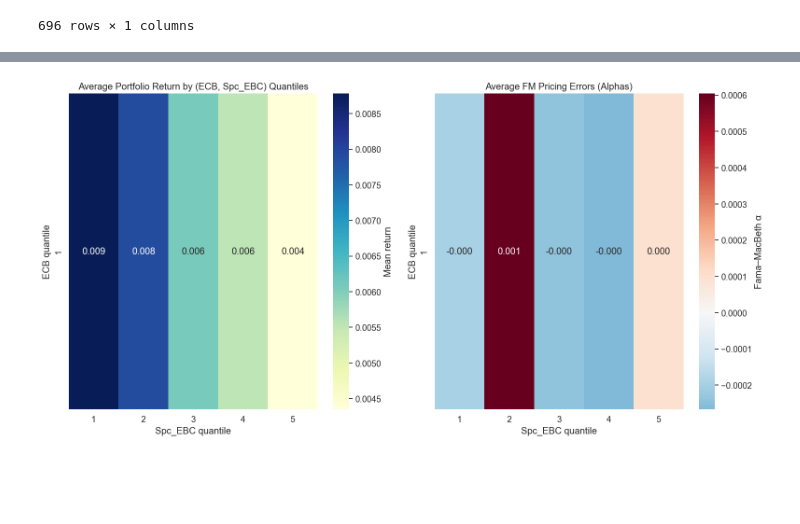
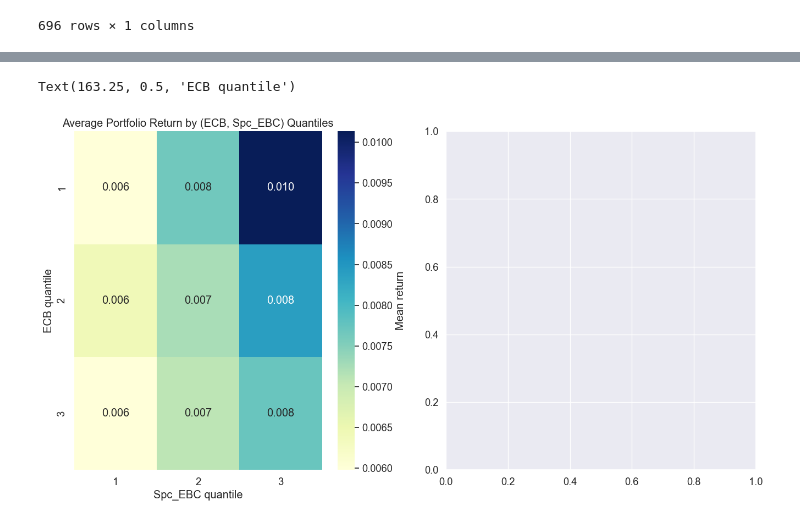
Before and after one commit to eviprous/Invesco-Research, a Jupyter notebook: Vibariate Sort.ipynb, the cells around one changed output, grey strips where cells are left out. Cells and saved outputs as stored; diff of their text form; code cells hidden in the pictures; blank space fills up the shorter version.

```diff
--- a/Vibariate Sort.ipynb
+++ b/Vibariate Sort.ipynb
@@ -208,8 +220,8 @@ dic2 = {"Spread Return": Betas_Cap_EBC}
 # - factor series (EBC, Cap_EBC) are available as DataFrames EBC and Cap_EBC used earlier
 
 # PARAMETERS
-n_q1 = 1
-n_q2 = 5
+n_q1 = 3
+n_q2 = 3
 min_assets_per_cell = 3  #require at least this many assets to compute a portfolio return
 
 # pick factor names (from your betas dicts)
@@ -253,13 +265,15 @@ for date in tqdm(sorted(dates_common), desc="forming portfolios"):
     # create quantiles robustly: try qcut, but fallback to rank-based if qcut fails
     def assign_q(series, nq):
         try:
-            return pd.qcut(series, nq, labels=False) + 1
+            q = pd.qcut(series, nq, labels=False) + 1
         except Exception:
             # fallback: rank / quantiles
             ranks = series.rank(method='first')
-            return pd.cut(ranks, bins=nq, labels=False) + 1
+            q = pd.cut(ranks, bins=nq, labels=False) + 1
+        return nq + 1 - q
 
     df['q1'] = assign_q(df['beta1'], n_q1)
+    print(df["q1"])
     df['q2'] = assign_q(df['beta2'], n_q2)
 
     # compute equal-weighted return for each cell
@@ -489,44 +668,45 @@ FM pricing error grid (alpha):
 # %%
 import seaborn as sns
 import matplotlib.pyplot as plt
 
 # set up figure aesthetics
 plt.style.use("seaborn-v0_8-whitegrid")
 sns.set(font_scale=1.2)
 
 fig, axes = plt.subplots(1, 2, figsize=(16, 8))
 
 # heatmap 1: mean returns
 sns.heatmap(
     mean_grid.astype(float),
     ax=axes[0],
     cmap="YlGnBu",
     annot=True,
     fmt=".3f",
     cbar_kws={'label': 'Mean return'}
 )
 axes[0].set_title("Average Portfolio Return by (ECB, Spc_EBC) Quantiles")
 axes[0].set_xlabel("Spc_EBC quantile")
 axes[0].set_ylabel("ECB quantile")
 
-# heatmap 2: FM alpha (pricing errors)
-sns.heatmap(
-    alpha_grid.astype(float),
-    ax=axes[1],
-    cmap="RdBu_r",
-    center=0,
-    annot=True,
-    fmt=".3f",
-    cbar_kws={'label': 'Fama–MacBeth α'}
-)
-axes[1].set_title("Average FM Pricing Errors (Alphas)")
-axes[1].set_xlabel("Spc_EBC quantile")
-axes[1].set_ylabel("ECB quantile")
+# # heatmap 2: FM alpha (pricing errors)
+# sns.heatmap(
+#     alpha_grid.astype(float),
+#     ax=axes[1],
+#     cmap="RdBu_r",
+#     center=0,
+#     annot=True,
+#     fmt=".3f",
+#     cbar_kws={'label': 'Fama–MacBeth α'}
+# )
+# axes[1].set_title("Average FM Pricing Errors (Alphas)")
+# axes[1].set_xlabel("Spc_EBC quantile")
+# axes[1].set_ylabel("ECB quantile")
 
-plt.tight_layout()
-plt.show()
+# plt.tight_layout()
+# plt.show()
 # %% [output]
+Text(163.25, 0.5, 'ECB quantile')
-[figure, old version]
+[figure, new version]
 # %%
 # annualize the grids
 mean_grid_annual = (1 + mean_grid.astype(float))**12 - 1
```
Also changed, not shown: parts of 7 cells of this notebook, 4 other files.
